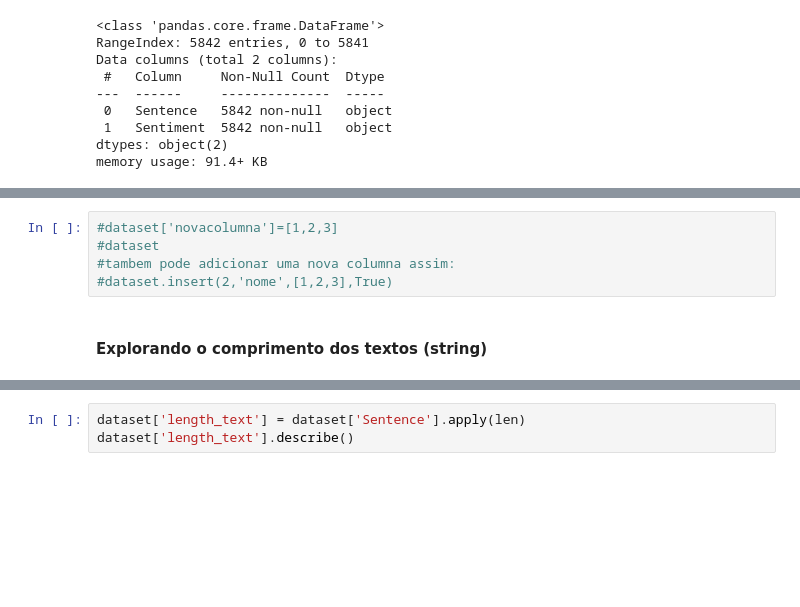
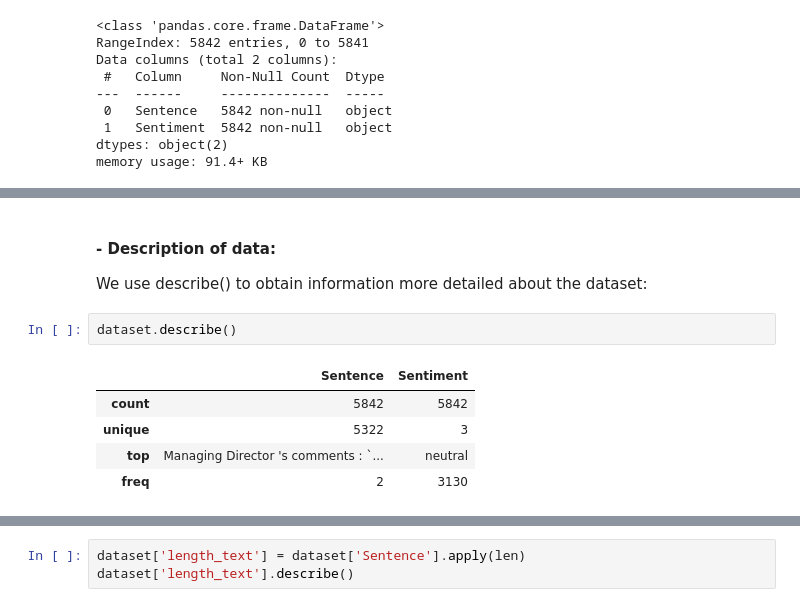
Before and after one commit to josuhinrichs/mandacaru-desafio2, a Jupyter notebook: desafio2.ipynb, the cells around one changed output, grey strips where cells are left out. Saved outputs shown, nothing was run; the diff lists cells and outputs as text; blank space fills up the shorter version.

```diff
--- a/desafio2.ipynb
+++ b/desafio2.ipynb
@@ -58,7 +60,11 @@ Name: count, dtype: int64
-# %%
-#dataset['novacolumna']=[1,2,3]
-#dataset
-#tambem pode adicionar uma nova columna assim:
-#dataset.insert(2,'nome',[1,2,3],True)
-# %% [markdown]
-#### Explorando o comprimento dos textos (string)
+# %% [markdown]
+#### - Description of data:
+We use describe() to obtain information more detailed about the dataset:
+# %%
+dataset.describe()
+# %% [output]
+|  | Sentence | Sentiment |
+| count | 5842 | 5842 |
+| unique | 5322 | 3 |
+| top | Managing Director 's comments : `... | neutral |
+| freq | 2 | 3130 |
```
Also changed, not shown: parts of 23 cells of this notebook, 1 other file.
